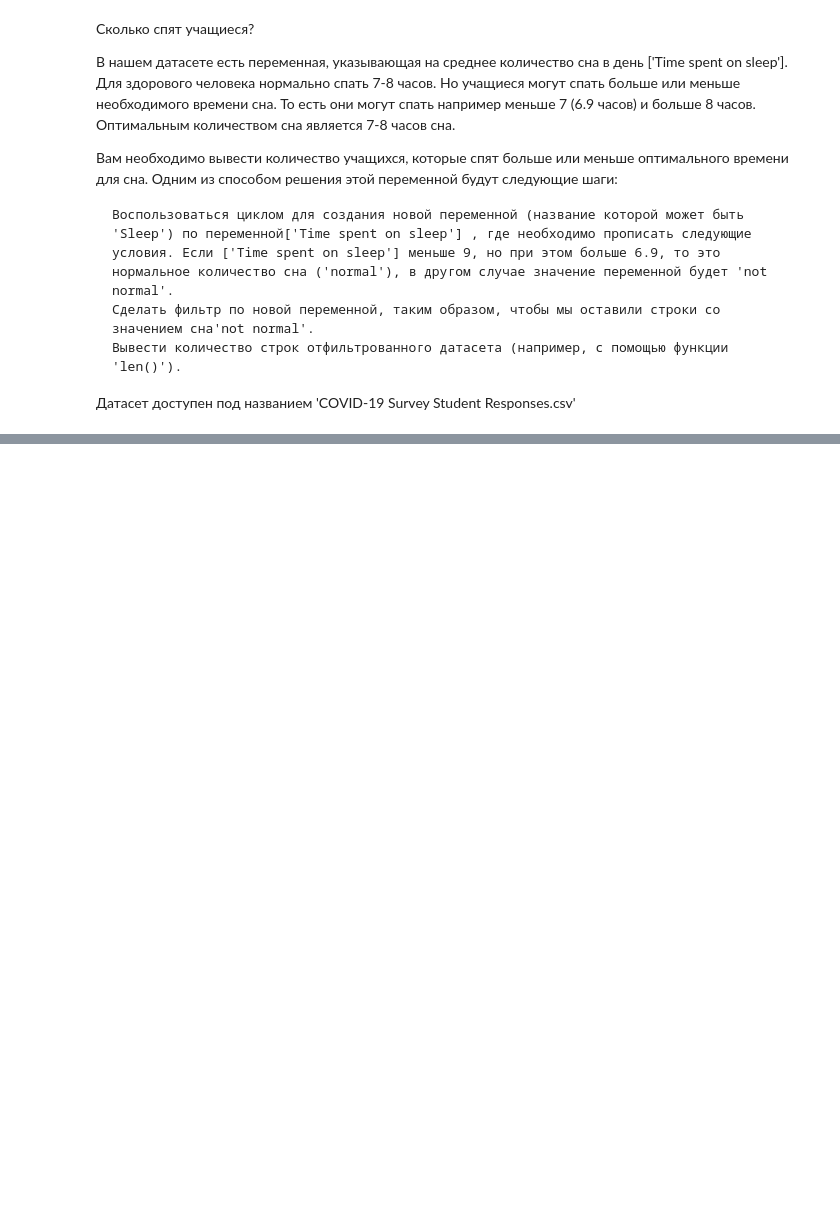
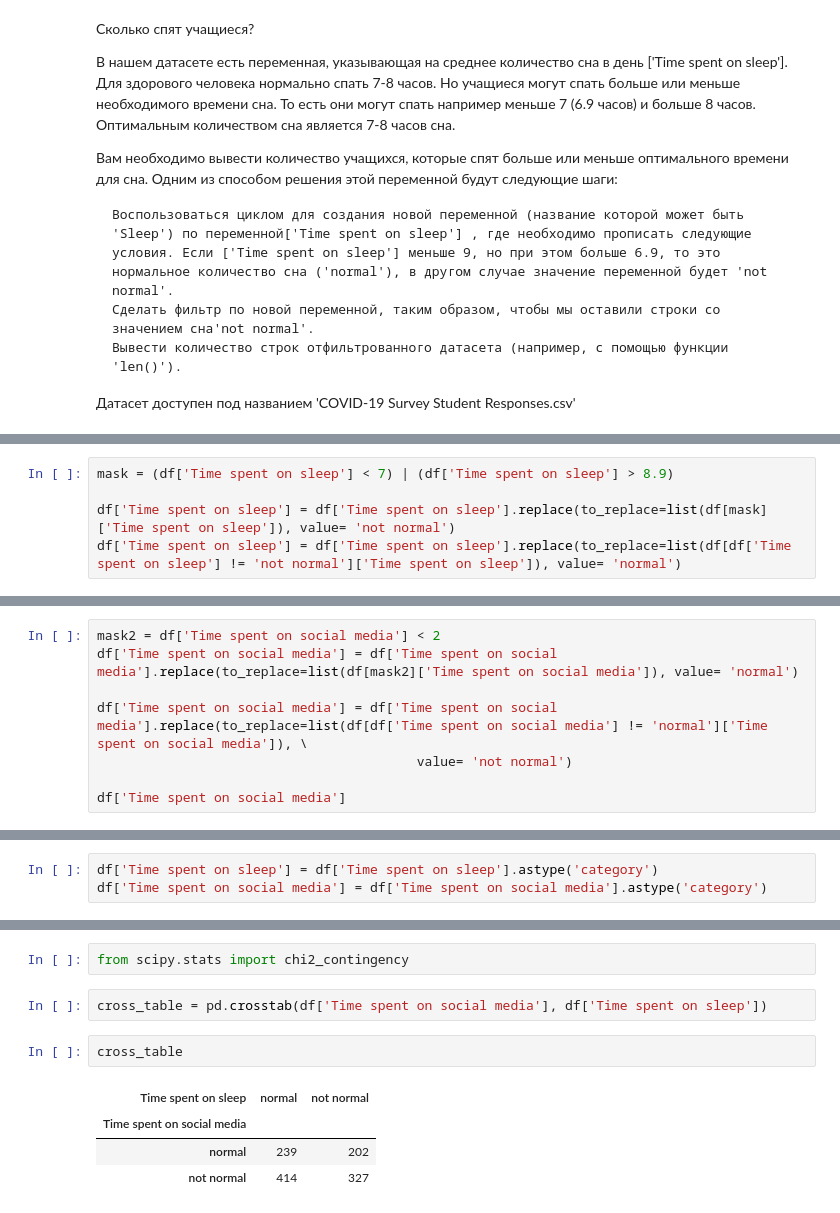
Before and after one commit to GenBravo/Yandex-Contests, a Jupyter notebook: Прикладной анализ данных.ipynb, the cells around one changed output, grey strips where cells are left out. Saved outputs shown, nothing was run; the diff lists cells and outputs as text; blank space fills up the shorter version.

```diff
--- a/Прикладной анализ данных.ipynb
+++ b/Прикладной анализ данных.ipynb
@@ -296,0 +332,5 @@ Name: Rating of Online Class experience, dtype: object
+# %%
+mask = (df['Time spent on sleep'] < 7) | (df['Time spent on sleep'] > 8.9)
+
+df['Time spent on sleep'] = df['Time spent on sleep'].replace(to_replace=list(df[mask]['Time spent on sleep']), value= 'not normal')
+df['Time spent on sleep'] = df['Time spent on sleep'].replace(to_replace=list(df[df['Time spent on sleep'] != 'not normal']['Time spent on sleep']), value= 'normal')
@@ -296,0 +352,8 @@ Name: Rating of Online Class experience, dtype: object
+# %%
+mask2 = df['Time spent on social media'] < 2
+df['Time spent on social media'] = df['Time spent on social media'].replace(to_replace=list(df[mask2]['Time spent on social media']), value= 'normal')
+
+df['Time spent on social media'] = df['Time spent on social media'].replace(to_replace=list(df[df['Time spent on social media'] != 'normal']['Time spent on social media']), \
+                                         value= 'not normal')
+
+df['Time spent on social media']
@@ -296,0 +373,3 @@ Name: Rating of Online Class experience, dtype: object
+# %%
+df['Time spent on sleep'] = df['Time spent on sleep'].astype('category')
+df['Time spent on social media'] = df['Time spent on social media'].astype('category')
@@ -296,0 +399,11 @@ Name: Rating of Online Class experience, dtype: object
+# %%
+from scipy.stats import chi2_contingency
+# %%
+cross_table = pd.crosstab(df['Time spent on social media'], df['Time spent on sleep'])
+# %%
+cross_table
+# %% [output]
+| Time spent on sleep | normal | not normal |
+| Time spent on social media |  |  |
+| normal | 239 | 202 |
+| not normal | 414 | 327 |
```
Also changed, not shown: parts of 21 cells of this notebook.
